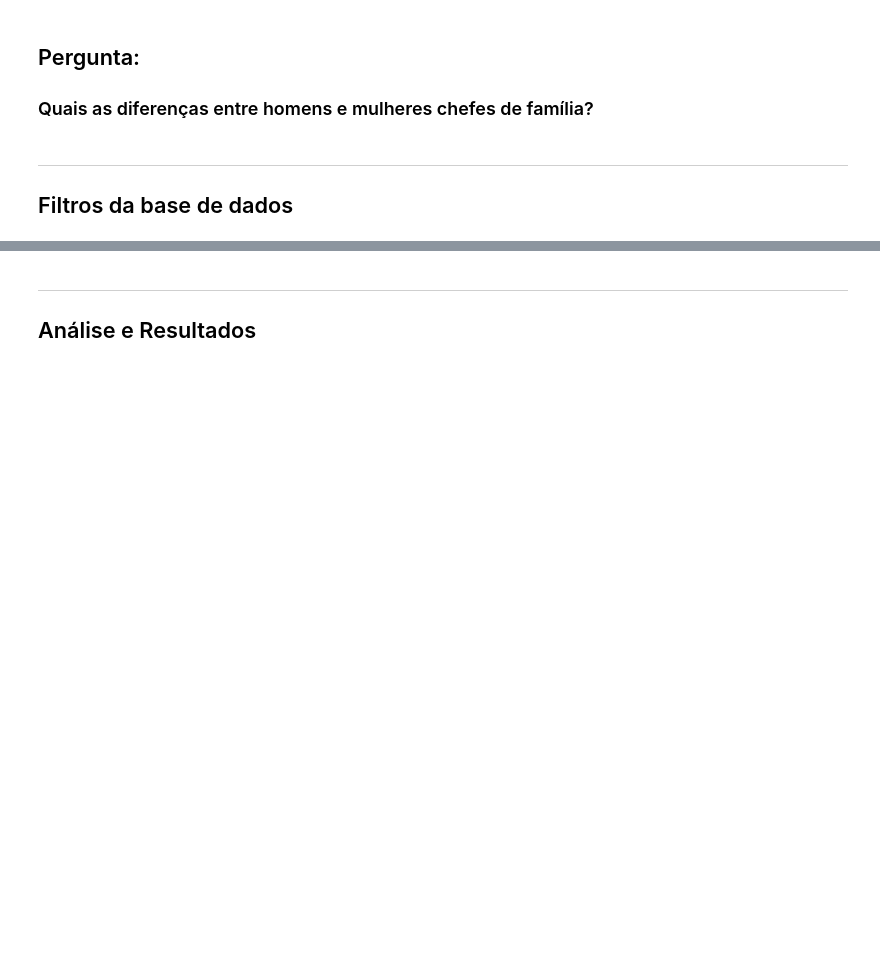
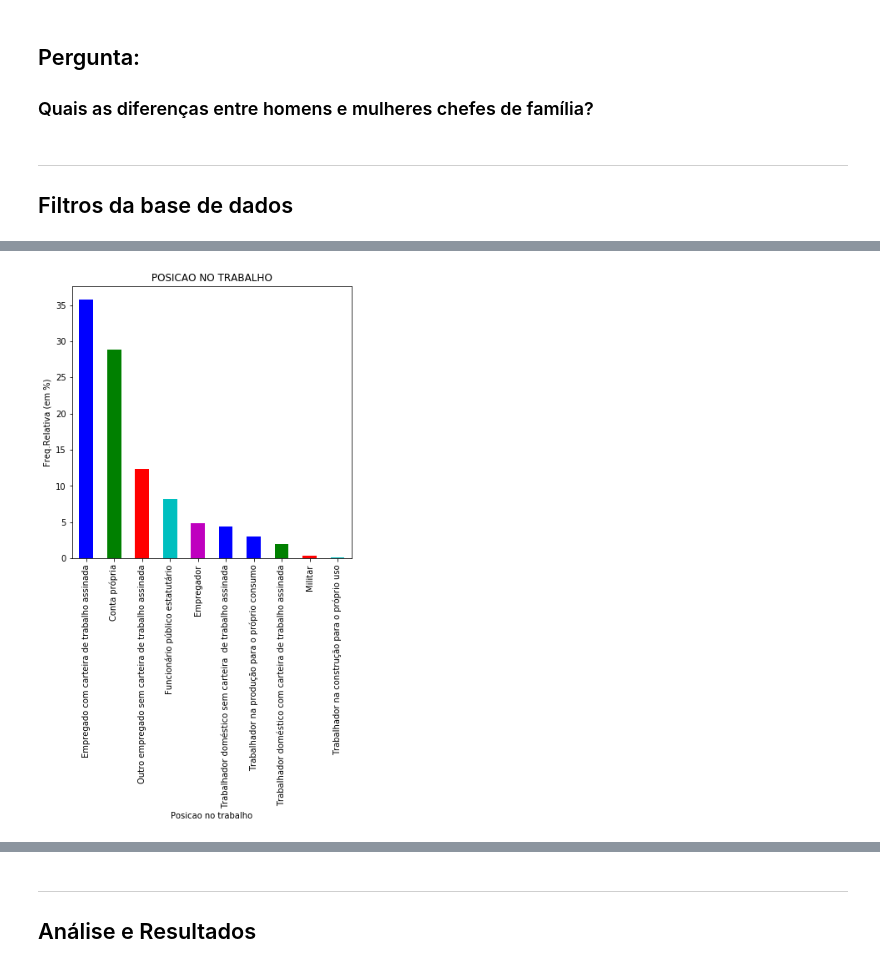
Before and after one commit to victorniubo/cdados_dp, a Jupyter notebook: Projeto1 Layout.ipynb, the cells around one changed output, grey strips where cells are left out. Drawn from its saved outputs; the diff is of its cells as text; code cells hidden in the pictures; blank space fills up the shorter version.

```diff
--- a/Projeto1 Layout.ipynb
+++ b/Projeto1 Layout.ipynb
@@ -78,0 +152,7 @@ pd.crosstab(index=[df2.Sexo], columns=[df2.Posicao_no_Trabalho])
+# %%
+plot = ut3.plot(kind='bar',title='POSICAO NO TRABALHO',figsize=(6, 6),color=('b','g','r','c','m'))
+plt.ylabel('Freq.Relativa (em %)')
+plt.xlabel('Posicao no trabalho')
+plt.show()
+# %% [output]
+[figure, added]
```
Also changed, not shown: parts of 10 cells of this notebook.
